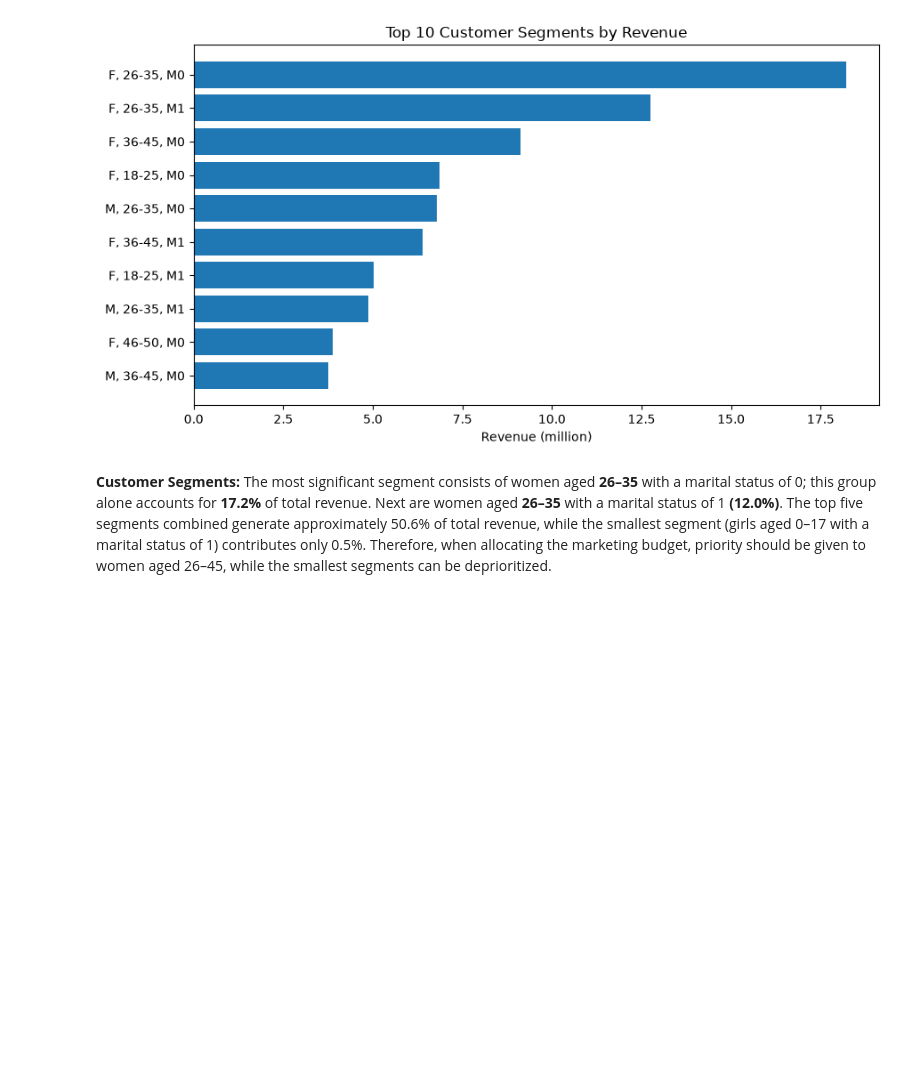
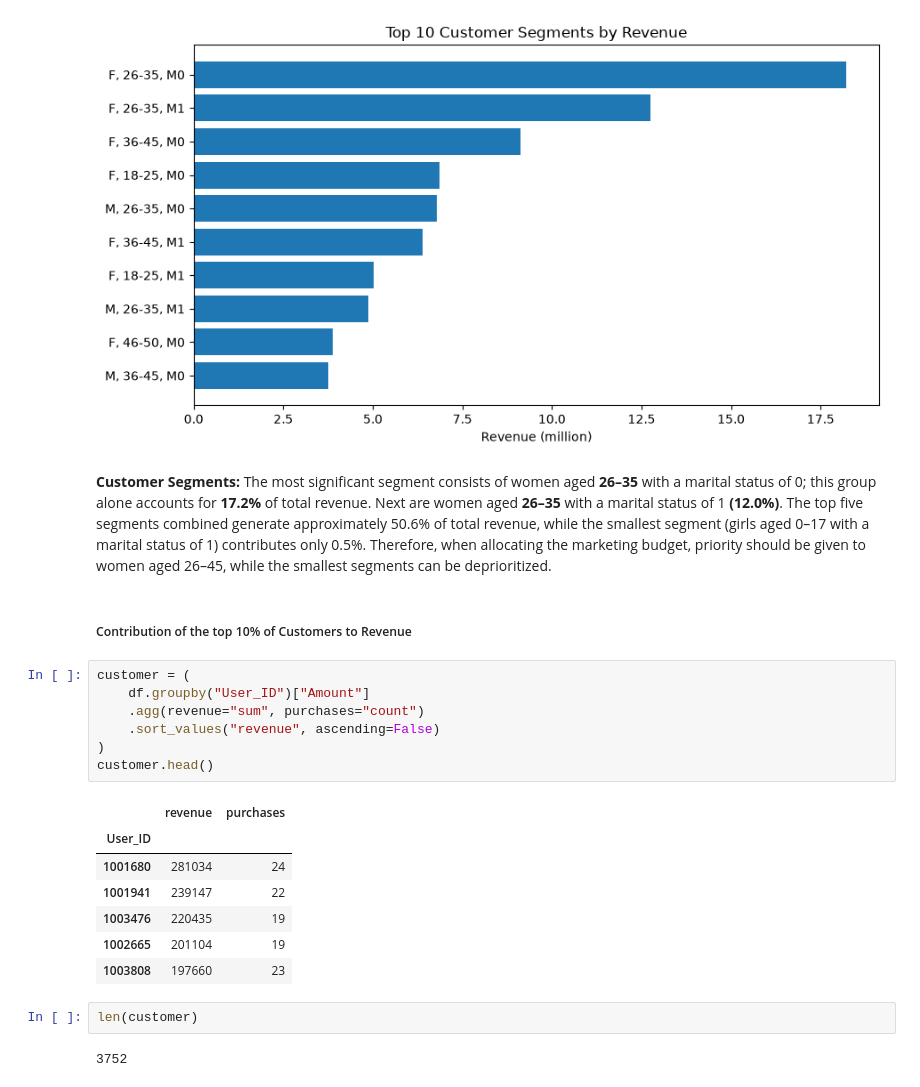
Before and after one commit to ariful3551/diwali_sales_analysis, a Jupyter notebook: notebooks/03_eda_and_visualization.ipynb, the cells around one changed output. Drawn from its saved outputs; the diff is of its cells as text; blank space fills up the shorter version.

```diff
--- a/notebooks/03_eda_and_visualization.ipynb
+++ b/notebooks/03_eda_and_visualization.ipynb
@@ -257,3 +257,24 @@ plt.show()
 [figure]
 # %% [markdown]
 **Customer Segments:** The most significant segment consists of women aged **26–35** with a marital status of 0; this group alone accounts for **17.2%** of total revenue. Next are women aged **26–35** with a marital status of 1 **(12.0%)**. The top five segments combined generate approximately 50.6% of total revenue, while the smallest segment (girls aged 0–17 with a marital status of 1) contributes only 0.5%. Therefore, when allocating the marketing budget, priority should be given to women aged 26–45, while the smallest segments can be deprioritized.
+# %% [markdown]
+##### Contribution of the top 10% of Customers to Revenue
+# %%
+customer = (
+    df.groupby("User_ID")["Amount"]
+    .agg(revenue="sum", purchases="count")
+    .sort_values("revenue", ascending=False)
+)
+customer.head()
+# %% [output]
+|  | revenue | purchases |
+| User_ID |  |  |
+| 1001680 | 281034 | 24 |
+| 1001941 | 239147 | 22 |
+| 1003476 | 220435 | 19 |
+| 1002665 | 201104 | 19 |
+| 1003808 | 197660 | 23 |
+# %%
+len(customer)
+# %% [output]
+3752
```
Also changed, not shown: parts of 6 cells of this notebook, 1 other file.
